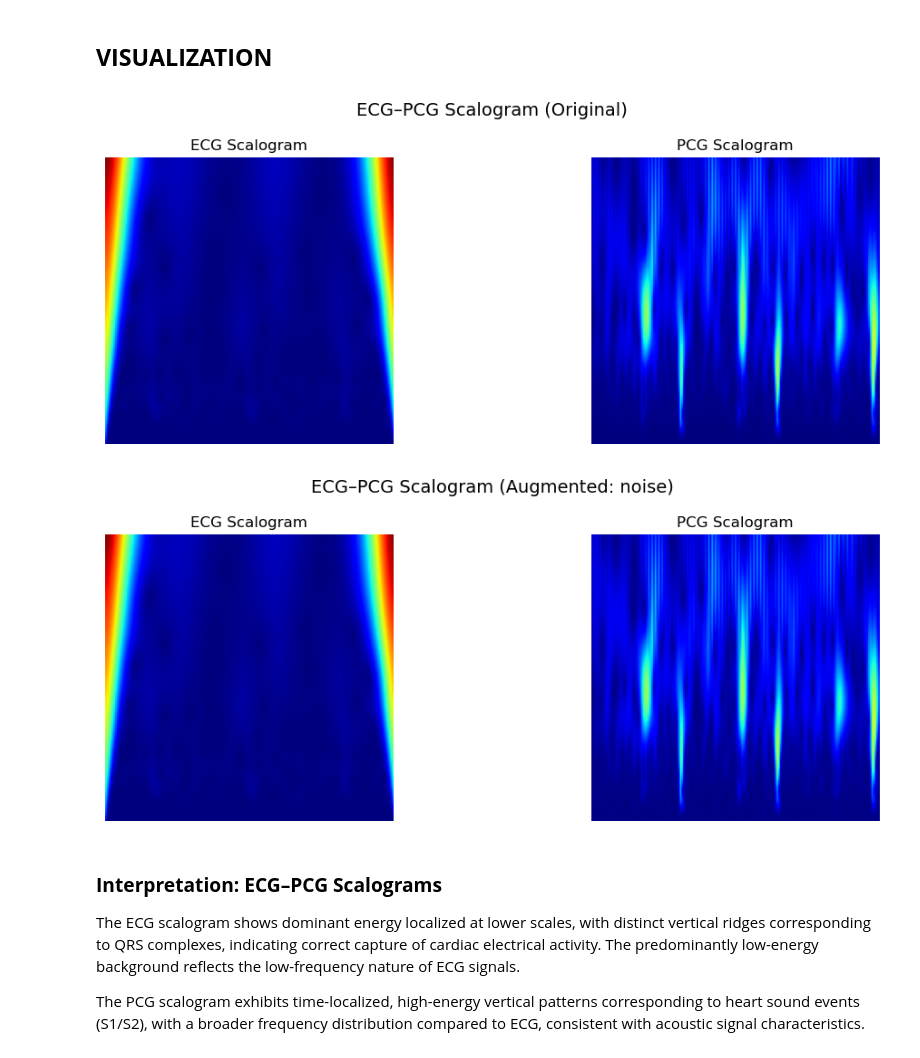
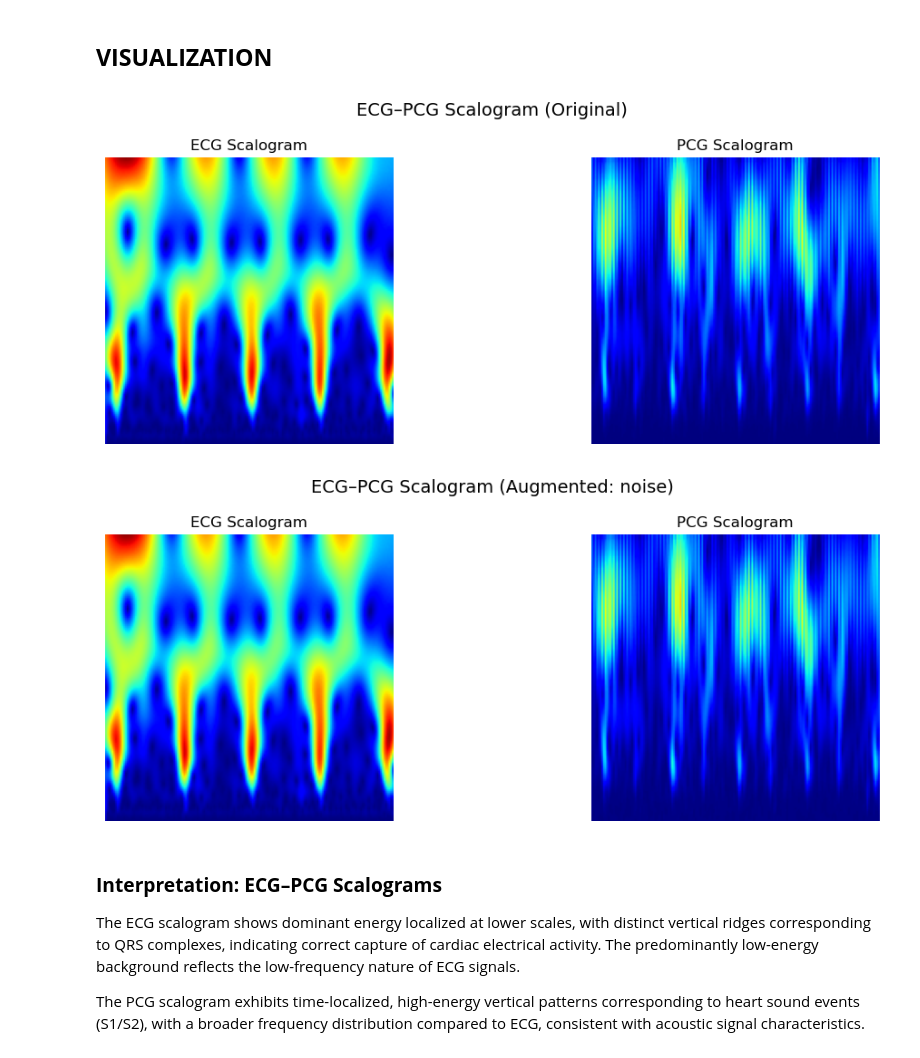
Before and after one commit to muhammed786fiyas/ecg-pcg-fusion, a Jupyter notebook: CODE/6-scalogram_generation.ipynb, the cells around one changed output. Drawn from its saved outputs; the diff is of its cells as text; code cells hidden in the pictures.

```diff
--- a/CODE/6-scalogram_generation.ipynb
+++ b/CODE/6-scalogram_generation.ipynb
@@ -225,36 +225,36 @@ def visualize_scalogram_pair(ecg_img_path, pcg_img_path, title_suffix=""):
     axes[1].imshow(pcg_img)
     axes[1].set_title("PCG Scalogram")
     axes[1].axis("off")
 
     plt.suptitle(f"ECG–PCG Scalogram {title_suffix}", fontsize=14)
     plt.tight_layout()
     plt.show()
 
 
 def visualize_scalogram_augmentation(
     ecg_dir,
     pcg_dir,
     base_name,
     aug_type
 ):
     ecg_orig = Path(ecg_dir) / f"{base_name}_orig.png"
     pcg_orig = Path(pcg_dir) / f"{base_name}_orig.png"
 
     ecg_aug = Path(ecg_dir) / f"{base_name}_{aug_type}.png"
     pcg_aug = Path(pcg_dir) / f"{base_name}_{aug_type}.png"
 
     visualize_scalogram_pair(ecg_orig, pcg_orig, "(Original)")
     visualize_scalogram_pair(ecg_aug, pcg_aug, f"(Augmented: {aug_type})")
 
 visualize_scalogram_augmentation(
     ecg_dir=r"E:\PROJECTS\CARDIAC-PROJECT-UPDATED\DATASET\6-SCALOGRAMS\train\ecg",
     pcg_dir=r"E:\PROJECTS\CARDIAC-PROJECT-UPDATED\DATASET\6-SCALOGRAMS\train\pcg",
-    base_name="a0001_seg001",
+    base_name="a0008_seg001",
     aug_type="noise"
 )
 # %% [output]
-[figure, old version]
+[figure, new version]
-[figure, old version]
+[figure, new version]
 # %% [markdown]
 ### **Interpretation: ECG–PCG Scalograms**
 
```
